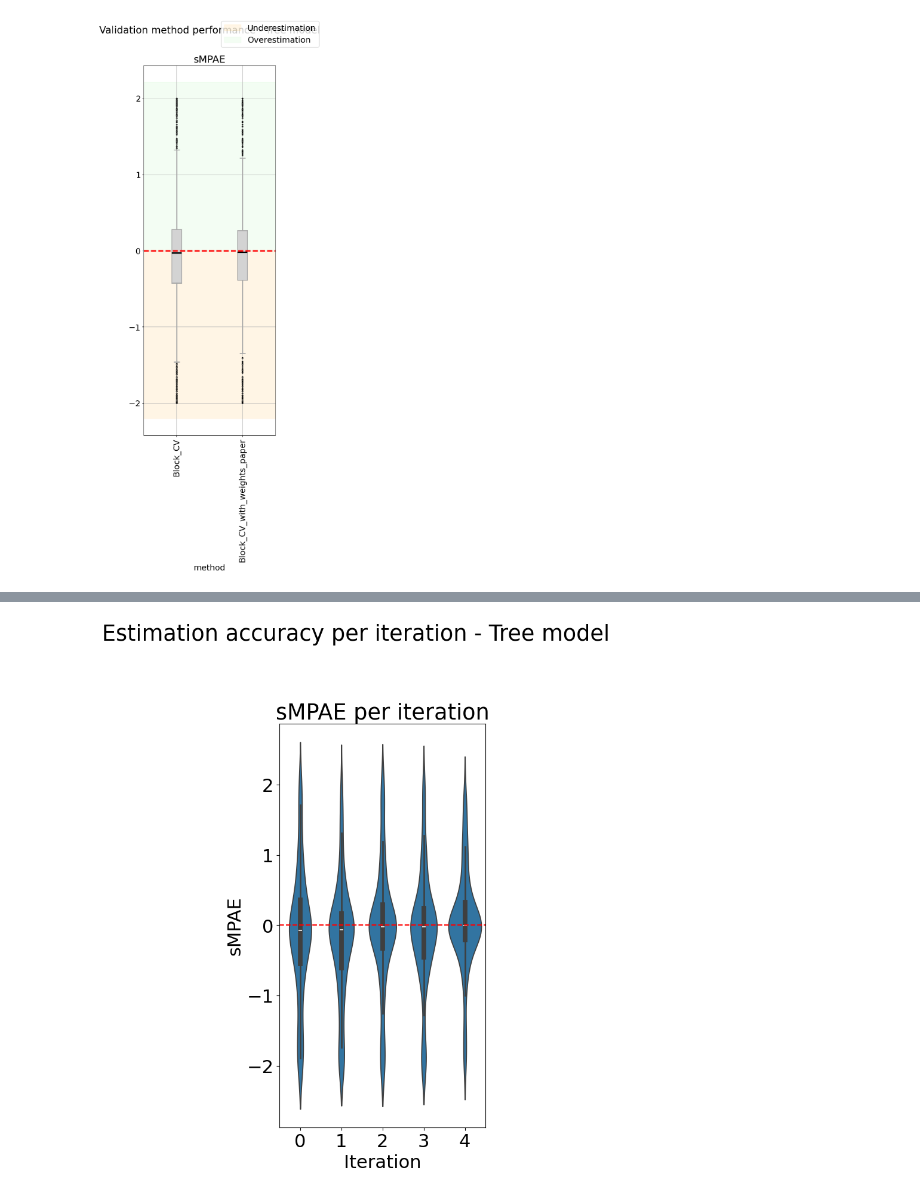
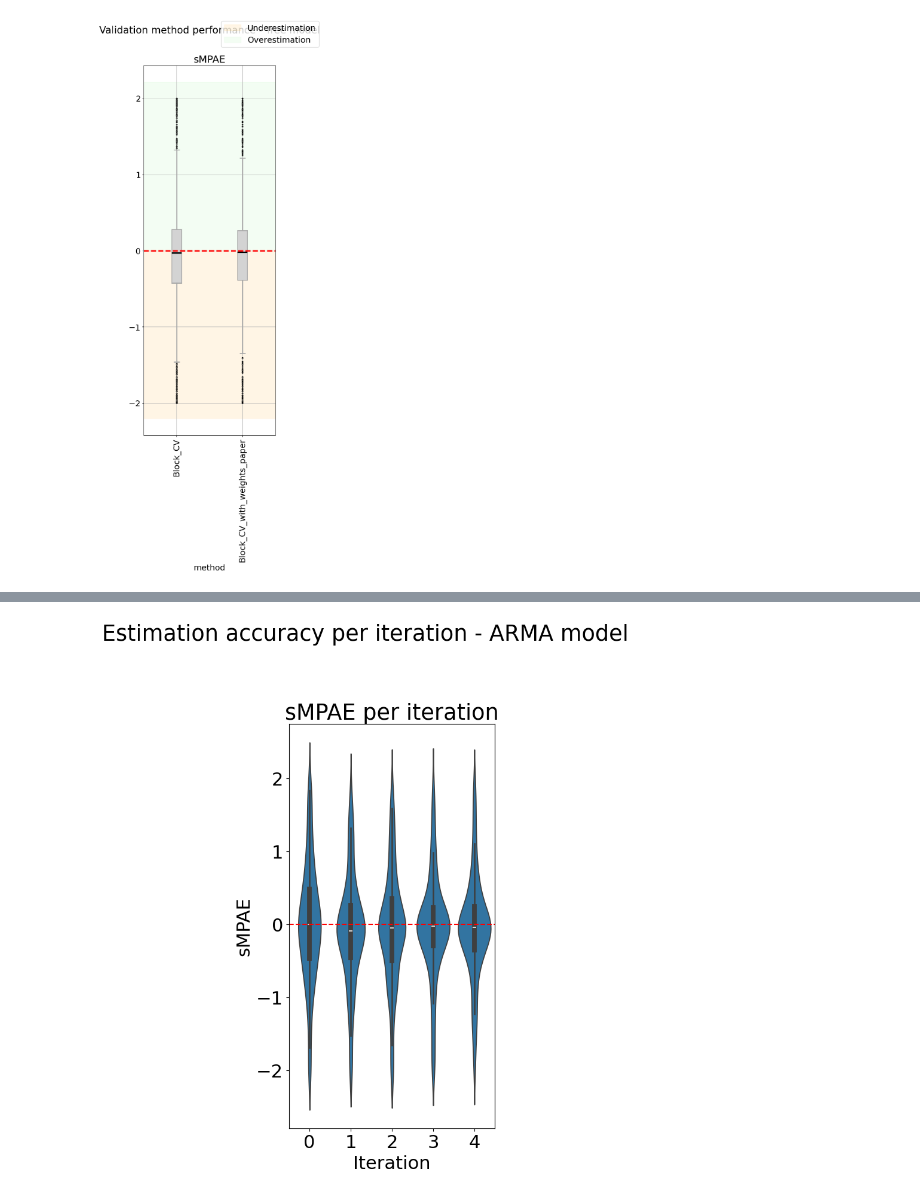
Before and after one commit to MiguelLoureiro98/timecave, a Jupyter notebook: experiments/processing_results.ipynb, the cells around one changed output, grey strips where cells are left out. Saved outputs shown, nothing was run; the diff lists cells and outputs as text; code cells hidden in the pictures.

```diff
--- a/experiments/processing_results.ipynb
+++ b/experiments/processing_results.ipynb
@@ -379,4 +379,4 @@ boxplots_per_iteration(iteration_data, "mae", "Tree", "Block_CV", ["sMPAE"], 10,
 # %%
-violinplots_per_iteration(iteration_data, "mse", "Tree", "Block_CV", ["sMPAE"], 10, 5);
+violinplots_per_iteration(iteration_data, "mse", "ARMA", "Block_CV", ["sMPAE"], 10, 5);
 # %% [output]
-[figure, old version]
+[figure, new version]
```
Also changed, not shown: parts of 5 cells of this notebook, 10 other files.
